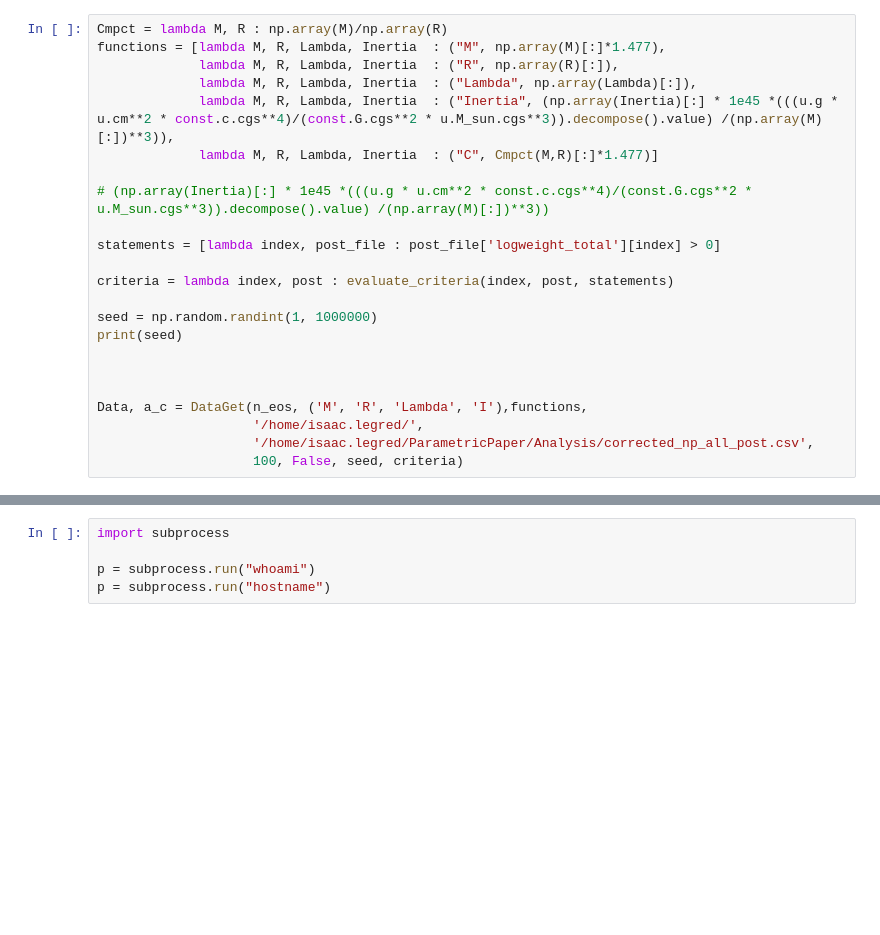
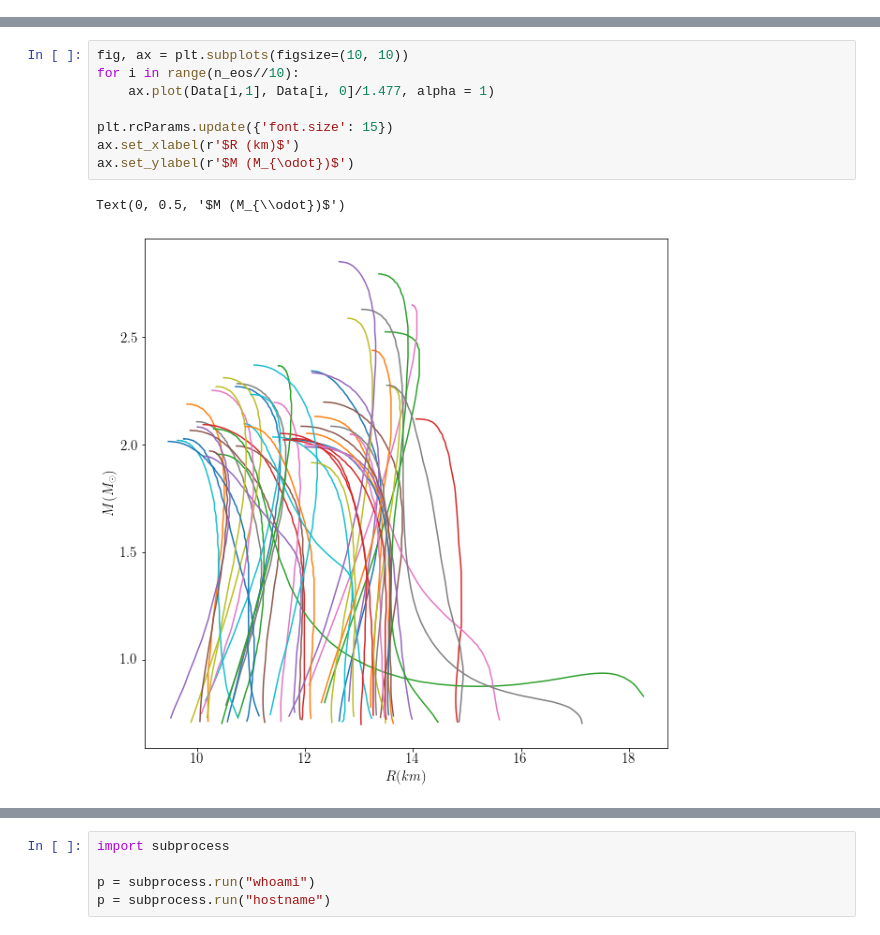
Before and after one commit to BOSyGarcia/Testing-NP-URs, a Jupyter notebook: UR_general.ipynb, the cells around one changed output, grey strips where cells are left out. Saved outputs shown, nothing was run; the diff lists cells and outputs as text; blank space fills up the shorter version.

```diff
--- a/UR_general.ipynb
+++ b/UR_general.ipynb
@@ -174,23 +248,0 @@ Data, a_c = DataGet(n_eos, ('M', 'R', 'Lambda', 'I'),functions,
-# %%
-Cmpct = lambda M, R : np.array(M)/np.array(R)
-functions = [lambda M, R, Lambda, Inertia  : ("M", np.array(M)[:]*1.477),
-             lambda M, R, Lambda, Inertia  : ("R", np.array(R)[:]),
-             lambda M, R, Lambda, Inertia  : ("Lambda", np.array(Lambda)[:]),
-             lambda M, R, Lambda, Inertia  : ("Inertia", (np.array(Inertia)[:] * 1e45 *(((u.g * u.cm**2 * const.c.cgs**4)/(const.G.cgs**2 * u.M_sun.cgs**3)).decompose().value) /(np.array(M)[:])**3)),
-             lambda M, R, Lambda, Inertia  : ("C", Cmpct(M,R)[:]*1.477)]
-
-# (np.array(Inertia)[:] * 1e45 *(((u.g * u.cm**2 * const.c.cgs**4)/(const.G.cgs**2 * u.M_sun.cgs**3)).decompose().value) /(np.array(M)[:])**3))
-
-statements = [lambda index, post_file : post_file['logweight_total'][index] > 0]
-
-criteria = lambda index, post : evaluate_criteria(index, post, statements)
-
-seed = np.random.randint(1, 1000000)
-print(seed)
-
-
-
-Data, a_c = DataGet(n_eos, ('M', 'R', 'Lambda', 'I'),functions,
-                    '/home/isaac.legred/',
-                    '/home/isaac.legred/ParametricPaper/Analysis/corrected_np_all_post.csv',
-                    100, False, seed, criteria)
@@ -199 +287,12 @@ SyntaxError: invalid syntax (2727798074.py, line 13)
+# %%
+fig, ax = plt.subplots(figsize=(10, 10))
+for i in range(n_eos//10):
+    ax.plot(Data[i,1], Data[i, 0]/1.477, alpha = 1)
+
+plt.rcParams.update({'font.size': 15})
+ax.set_xlabel(r'$R (km)$')
+ax.set_ylabel(r'$M (M_{\odot})$')
+# %% [output]
+Text(0, 0.5, '$M (M_{\\odot})$')
+[figure, added]
 # %%
```
Also changed, not shown: parts of 20 cells of this notebook.
